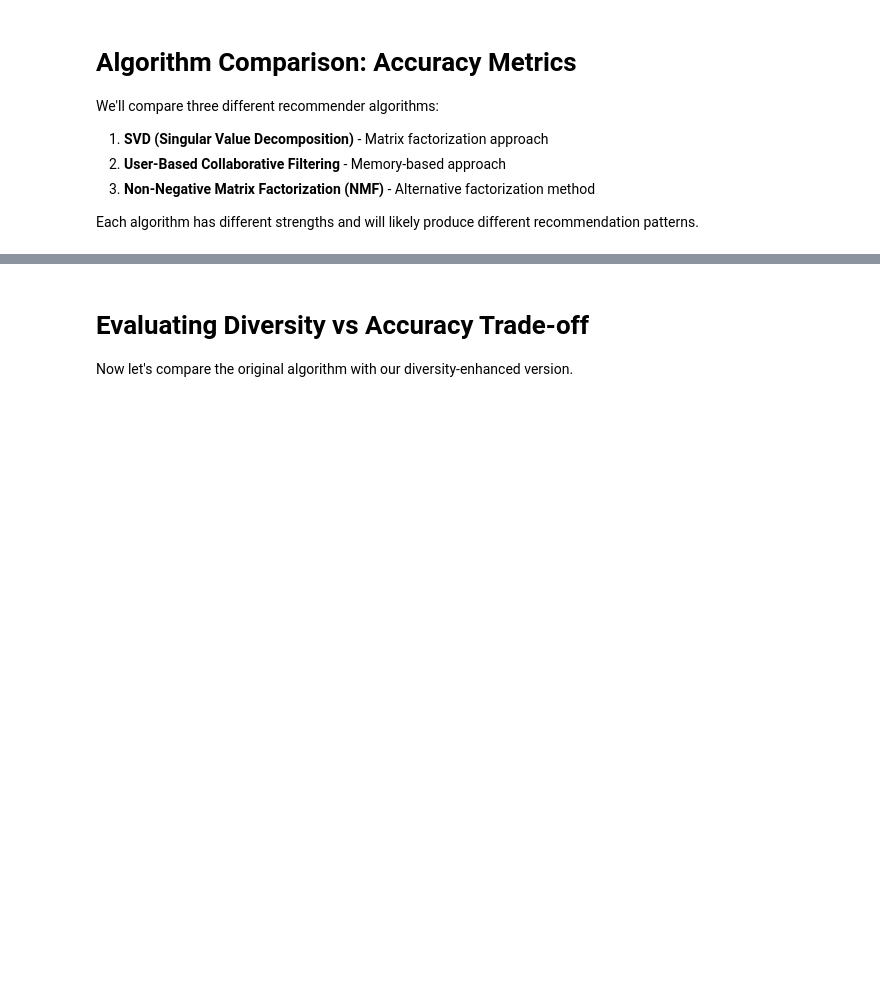
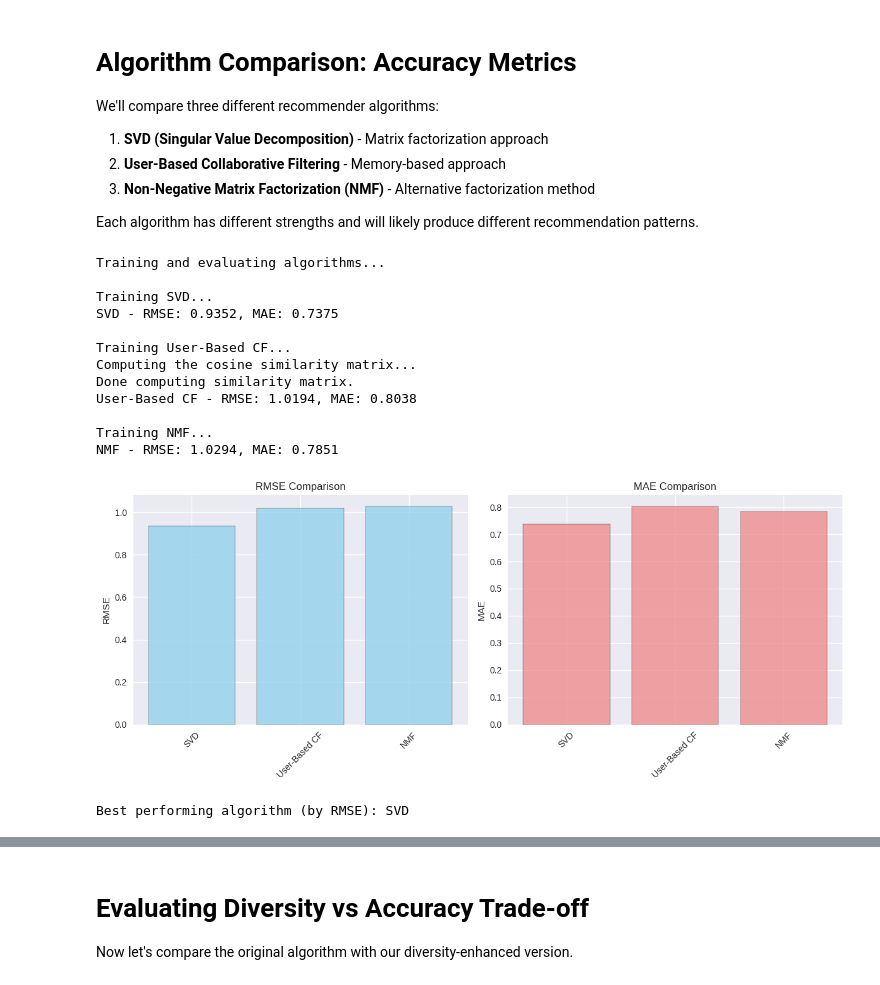
Before and after one commit to umais/DATA612_Recommender_Systems, a Jupyter notebook: Week4/Week4_Project4_Accuracy_and_Beyond.ipynb, the cells around one changed output, grey strips where cells are left out. Saved outputs shown, nothing was run; the diff lists cells and outputs as text; code cells hidden in the pictures; blank space fills up the shorter version.

```diff
--- a/Week4/Week4_Project4_Accuracy_and_Beyond.ipynb
+++ b/Week4/Week4_Project4_Accuracy_and_Beyond.ipynb
@@ -46,4 +111,23 @@ First, let's install required packages and load the MovieLens dataset.
 # %%
+import pandas as pd
+import numpy as np
+import matplotlib.pyplot as plt
+import seaborn as sns
+from collections import defaultdict, Counter
+import warnings
+warnings.filterwarnings('ignore')
+
+# Surprise library for recommender systems
+from surprise import Dataset, Reader, SVD, KNNBasic, NMF
+from surprise.model_selection import train_test_split, cross_validate
+from surprise.accuracy import rmse, mae
+from surprise import accuracy
+
+# For diversity and novelty calculations
+from sklearn.metrics.pairwise import cosine_similarity
+from sklearn.feature_extraction.text import TfidfVectorizer
+from scipy.spatial.distance import pdist, squareform
+
 import pandas as pd
 import numpy as np
 import matplotlib.pyplot as plt
@@ -66,3 +150,7 @@ from scipy.spatial.distance import pdist, squareform
 # Set style for plots
 plt.style.use('seaborn-v0_8')
 sns.set_palette("husl")
+
+# Set style for plots
+plt.style.use('seaborn-v0_8')
+sns.set_palette("husl")
@@ -170,7 +283,7 @@ reader = Reader(rating_scale=(1, 5))
 surprise_data = Dataset.load_from_df(ratings_df[['user_id', 'movie_id', 'rating']], reader)
 
 # Split data
-trainset, testset = train_test_split(surprise_data, test_size=0.2, random_state=42)
+trainset, testset = train_test_split(data, test_size=0.2, random_state=42)
 
 # Initialize algorithms
 algorithms = {
@@ -203,30 +316,45 @@ for name, algo in algorithms.items():
         'RMSE': rmse_score,
         'MAE': mae_score,
         'predictions': predictions
     }
 
     print(f"{name} - RMSE: {rmse_score:.4f}, MAE: {mae_score:.4f}\n")
 
 # Create comparison visualization
 fig, (ax1, ax2) = plt.subplots(1, 2, figsize=(12, 5))
 
 algorithms_names = list(results.keys())
 rmse_scores = [results[name]['RMSE'] for name in algorithms_names]
 mae_scores = [results[name]['MAE'] for name in algorithms_names]
 
 ax1.bar(algorithms_names, rmse_scores, alpha=0.7, color='skyblue', edgecolor='black')
 ax1.set_title('RMSE Comparison')
 ax1.set_ylabel('RMSE')
 ax1.tick_params(axis='x', rotation=45)
 
 ax2.bar(algorithms_names, mae_scores, alpha=0.7, color='lightcoral', edgecolor='black')
 ax2.set_title('MAE Comparison')
 ax2.set_ylabel('MAE')
 ax2.tick_params(axis='x', rotation=45)
 
 plt.tight_layout()
 plt.show()
 
 # Find best performing algorithm
 best_algo = min(results.keys(), key=lambda x: results[x]['RMSE'])
 print(f"Best performing algorithm (by RMSE): {best_algo}")
+# %% [output]
+Training and evaluating algorithms...
+
+Training SVD...
+SVD - RMSE: 0.9352, MAE: 0.7375
+
+Training User-Based CF...
+Computing the cosine similarity matrix...
+Done computing similarity matrix.
+User-Based CF - RMSE: 1.0194, MAE: 0.8038
+
+Training NMF...
+NMF - RMSE: 1.0294, MAE: 0.7851
+[figure, added]
+Best performing algorithm (by RMSE): SVD
```
Also changed, not shown: parts of 20 cells of this notebook.
